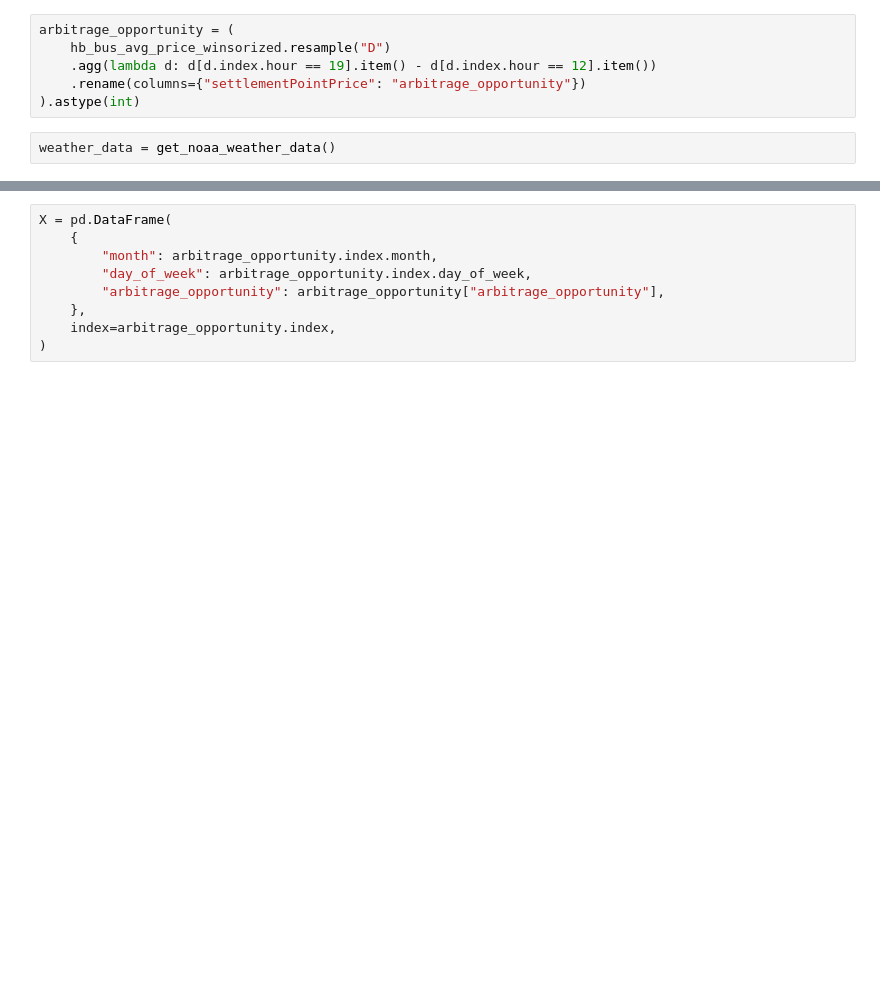
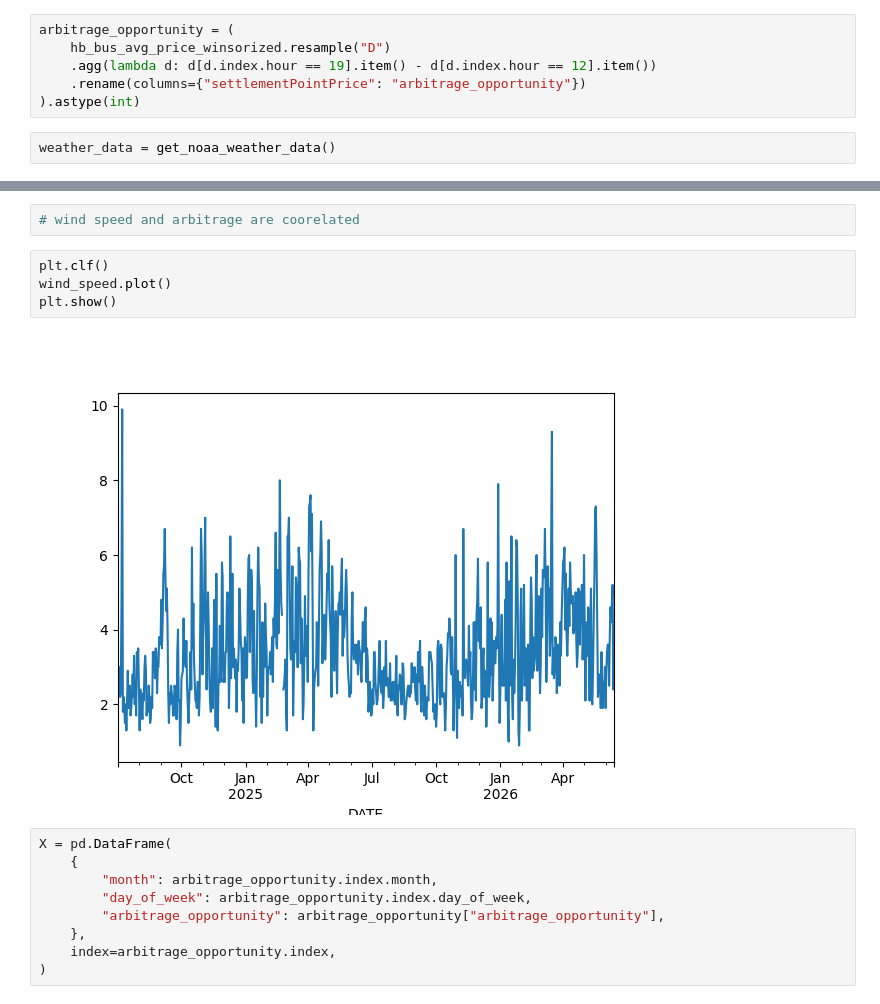
Before and after one commit to andrewkittredge/modo_energy, a Jupyter notebook: settlement-prices-scratch.ipynb, the cells around one changed output, grey strips where cells are left out. Saved outputs shown, nothing was run; the diff lists cells and outputs as text; blank space fills up the shorter version.

```diff
--- a/settlement-prices-scratch.ipynb
+++ b/settlement-prices-scratch.ipynb
@@ -70,3 +86,11 @@ plt.show()
+# %%
+# wind speed and arbitrage are coorelated
+# %%
+plt.clf()
+wind_speed.plot()
+plt.show()
+# %% [output]
+[figure, added]
 # %%
 X = pd.DataFrame(
     {
```
Also changed, not shown: parts of 10 cells of this notebook.
